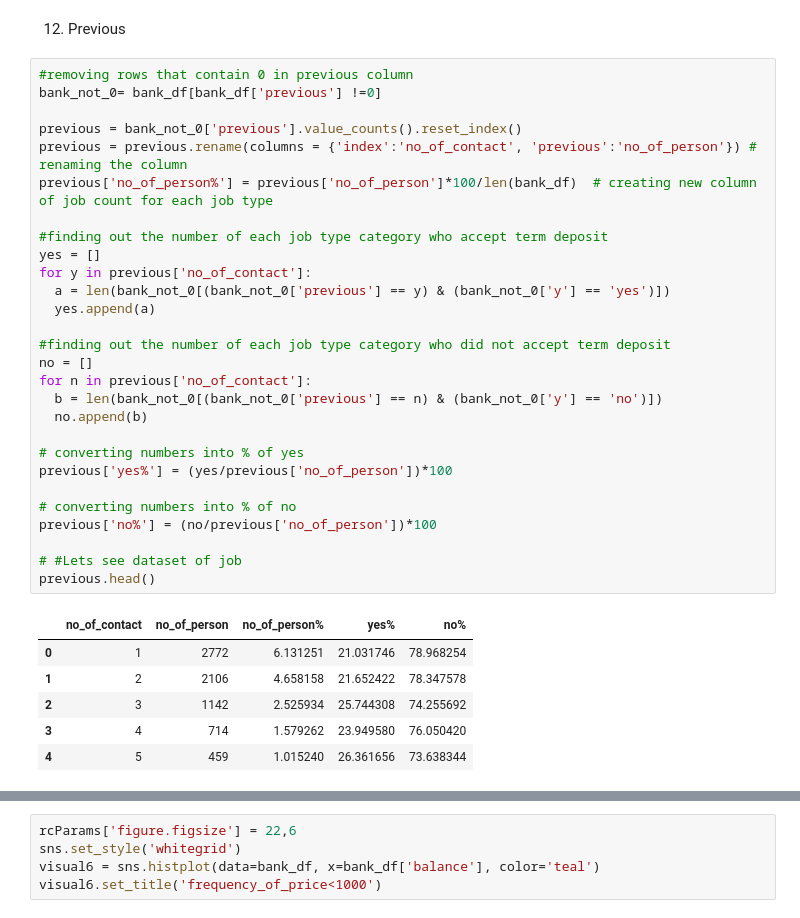
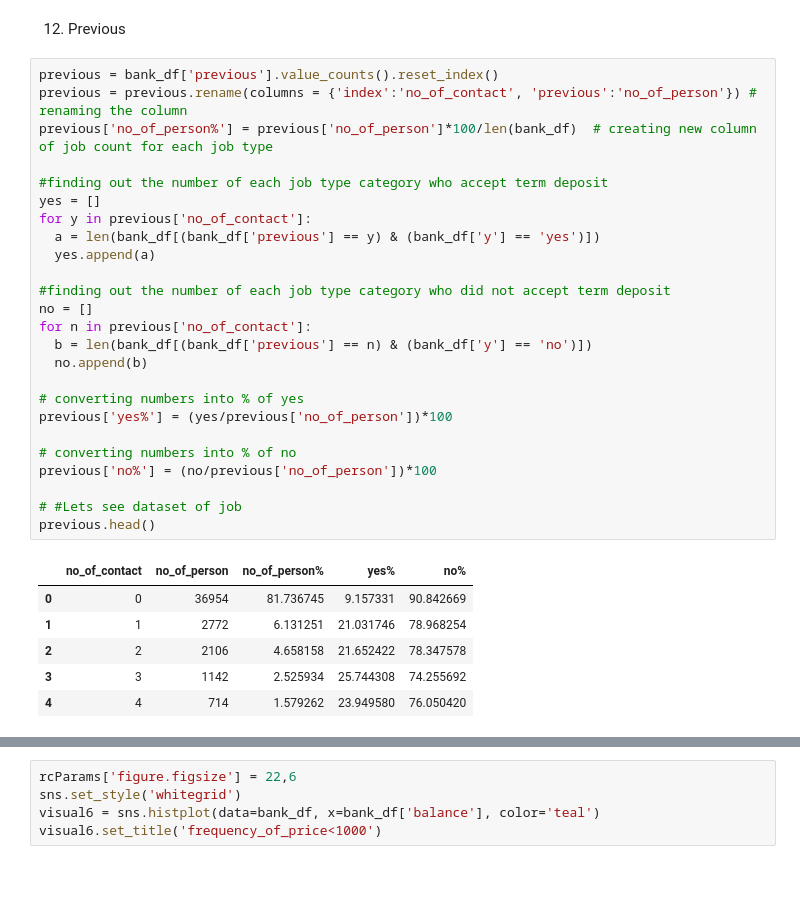
Before and after one commit to yaman9675/Bank-Marketing-Effectiveness-Prediction, a Jupyter notebook: Yaman_Bank_Marketing_Effectiveness_Prediction_Capstone_Project.ipynb, the cells around one changed output, grey strips where cells are left out. Drawn from its saved outputs; the diff is of its cells as text; blank space fills up the shorter version.

```diff
--- a/Yaman_Bank_Marketing_Effectiveness_Prediction_Capstone_Project.ipynb
+++ b/Yaman_Bank_Marketing_Effectiveness_Prediction_Capstone_Project.ipynb
@@ -1071,39 +1071,36 @@ plt.show()
 # %% [markdown]
 12. Previous
 # %%
-#removing rows that contain 0 in previous column
-bank_not_0= bank_df[bank_df['previous'] !=0]
-
-previous = bank_not_0['previous'].value_counts().reset_index()
+previous = bank_df['previous'].value_counts().reset_index()
 previous = previous.rename(columns = {'index':'no_of_contact', 'previous':'no_of_person'}) # renaming the column
 previous['no_of_person%'] = previous['no_of_person']*100/len(bank_df)  # creating new column of job count for each job type
 
 #finding out the number of each job type category who accept term deposit
 yes = []
 for y in previous['no_of_contact']:
-  a = len(bank_not_0[(bank_not_0['previous'] == y) & (bank_not_0['y'] == 'yes')])
+  a = len(bank_df[(bank_df['previous'] == y) & (bank_df['y'] == 'yes')])
   yes.append(a)
 
 #finding out the number of each job type category who did not accept term deposit
 no = []
 for n in previous['no_of_contact']:
-  b = len(bank_not_0[(bank_not_0['previous'] == n) & (bank_not_0['y'] == 'no')])
+  b = len(bank_df[(bank_df['previous'] == n) & (bank_df['y'] == 'no')])
   no.append(b)
 
 # converting numbers into % of yes
 previous['yes%'] = (yes/previous['no_of_person'])*100
 
 # converting numbers into % of no
 previous['no%'] = (no/previous['no_of_person'])*100
 
 # #Lets see dataset of job
 previous.head()
 # %% [output]
 |  | no_of_contact | no_of_person | no_of_person% | yes% | no% |
-| 0 | 1 | 2772 | 6.131251 | 21.031746 | 78.968254 |
-| 1 | 2 | 2106 | 4.658158 | 21.652422 | 78.347578 |
-| 2 | 3 | 1142 | 2.525934 | 25.744308 | 74.255692 |
-| 3 | 4 | 714 | 1.579262 | 23.949580 | 76.050420 |
-| 4 | 5 | 459 | 1.015240 | 26.361656 | 73.638344 |
+| 0 | 0 | 36954 | 81.736745 | 9.157331 | 90.842669 |
+| 1 | 1 | 2772 | 6.131251 | 21.031746 | 78.968254 |
+| 2 | 2 | 2106 | 4.658158 | 21.652422 | 78.347578 |
+| 3 | 3 | 1142 | 2.525934 | 25.744308 | 74.255692 |
+| 4 | 4 | 714 | 1.579262 | 23.949580 | 76.050420 |
 # %%
 plt.figure(figsize=(22,6))
```
Also changed, not shown: parts of 42 cells of this notebook.
